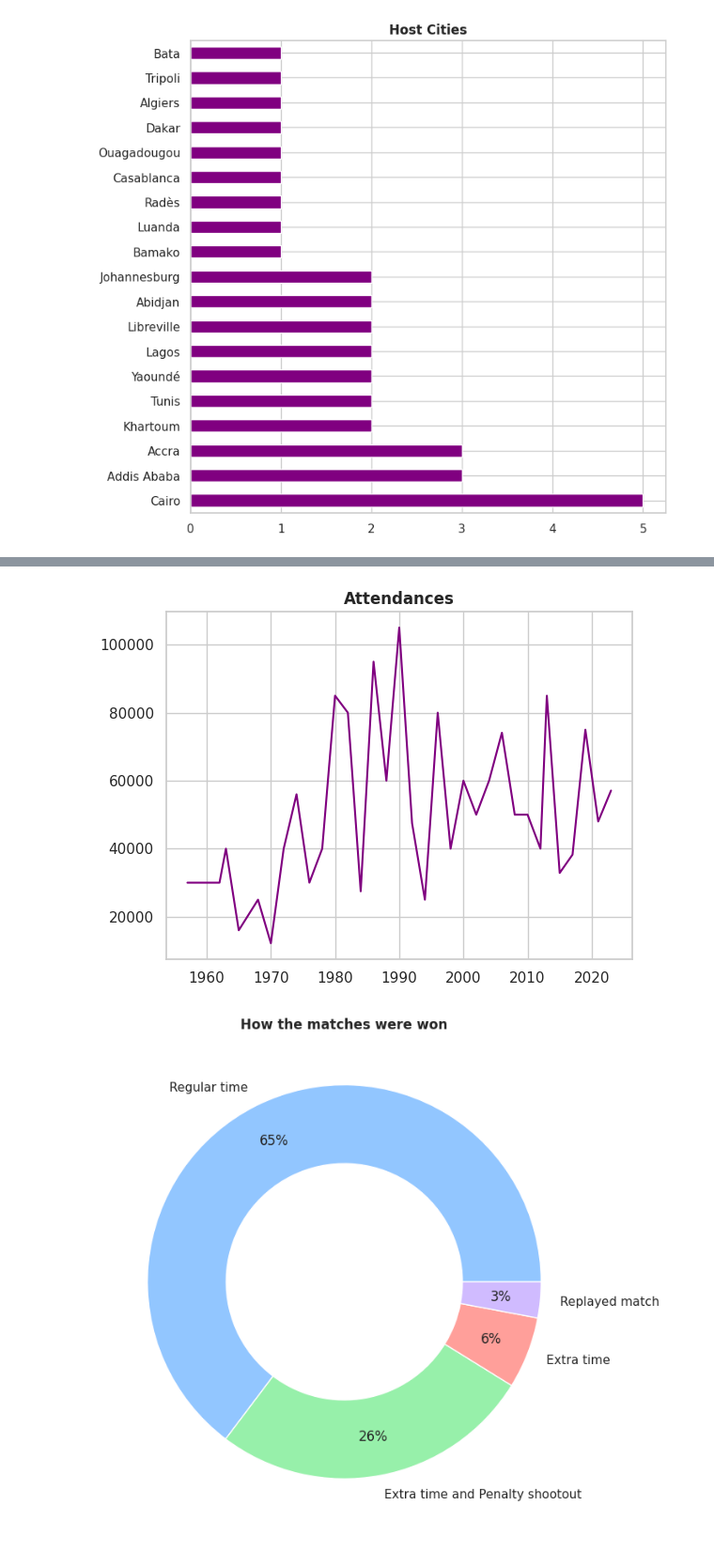
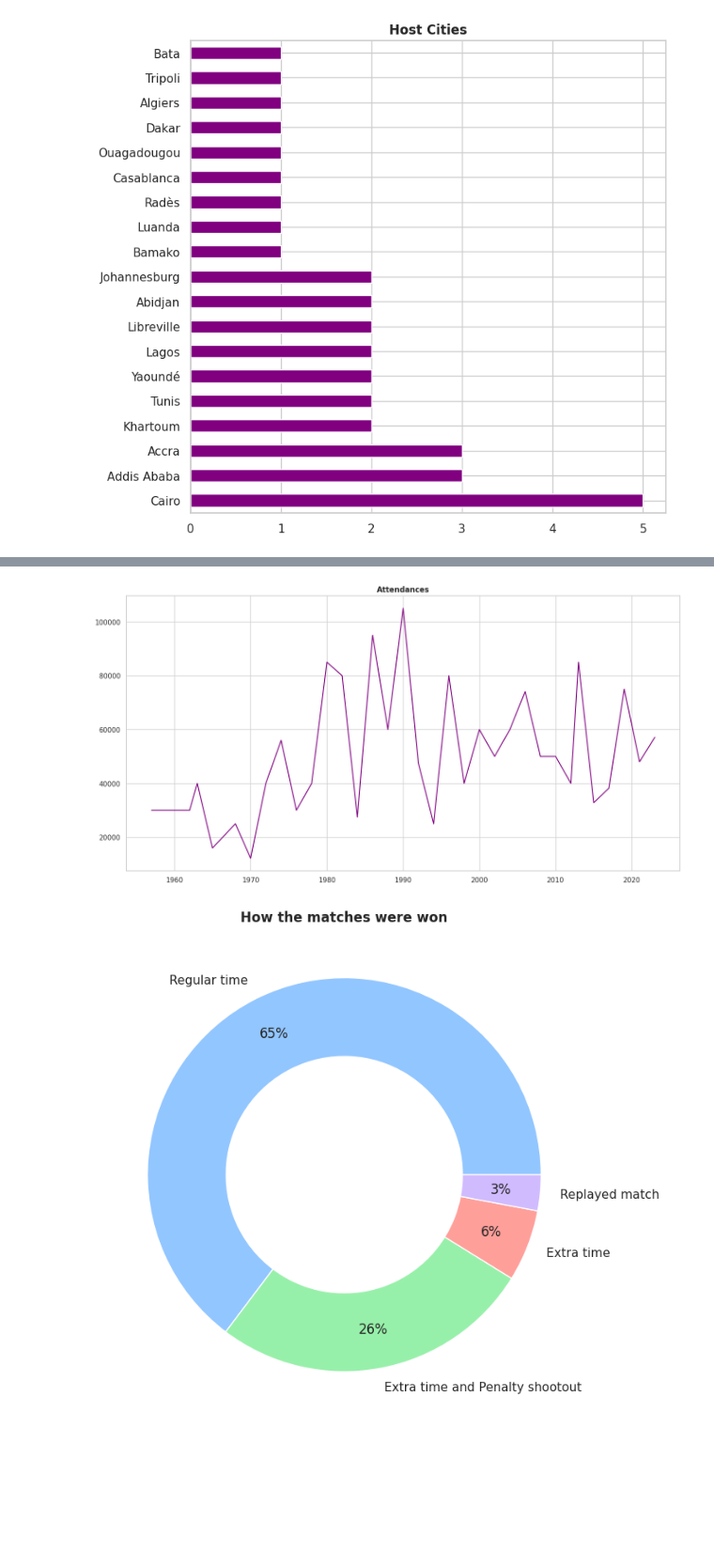
Before and after one commit to guilhermelaviola/SoccerCompetitionsStudy, a Jupyter notebook: AfricanCupOfNationsStudy.ipynb, the cells around one changed output, grey strips where cells are left out. Shown at 94% size. Cells and saved outputs as stored; diff of their text form; code cells hidden in the pictures; blank space fills up the shorter version.

```diff
--- a/AfricanCupOfNationsStudy.ipynb
+++ b/AfricanCupOfNationsStudy.ipynb
@@ -90,9 +90,10 @@ plt.show()
 # %%
 # Displaying the attendances by year:
+plt.figure(figsize = (16, 8))
 plt.title('Attendances', fontweight = 'bold')
 plt.plot(ac['Year'], ac['Attendance'], color = 'purple')
 plt.show()
 # %% [output]
-[figure, old version]
+[figure, new version]
 # %%
 # Displaying the distribution of the way the match was won:
```
Also changed, not shown: parts of 6 cells of this notebook.
